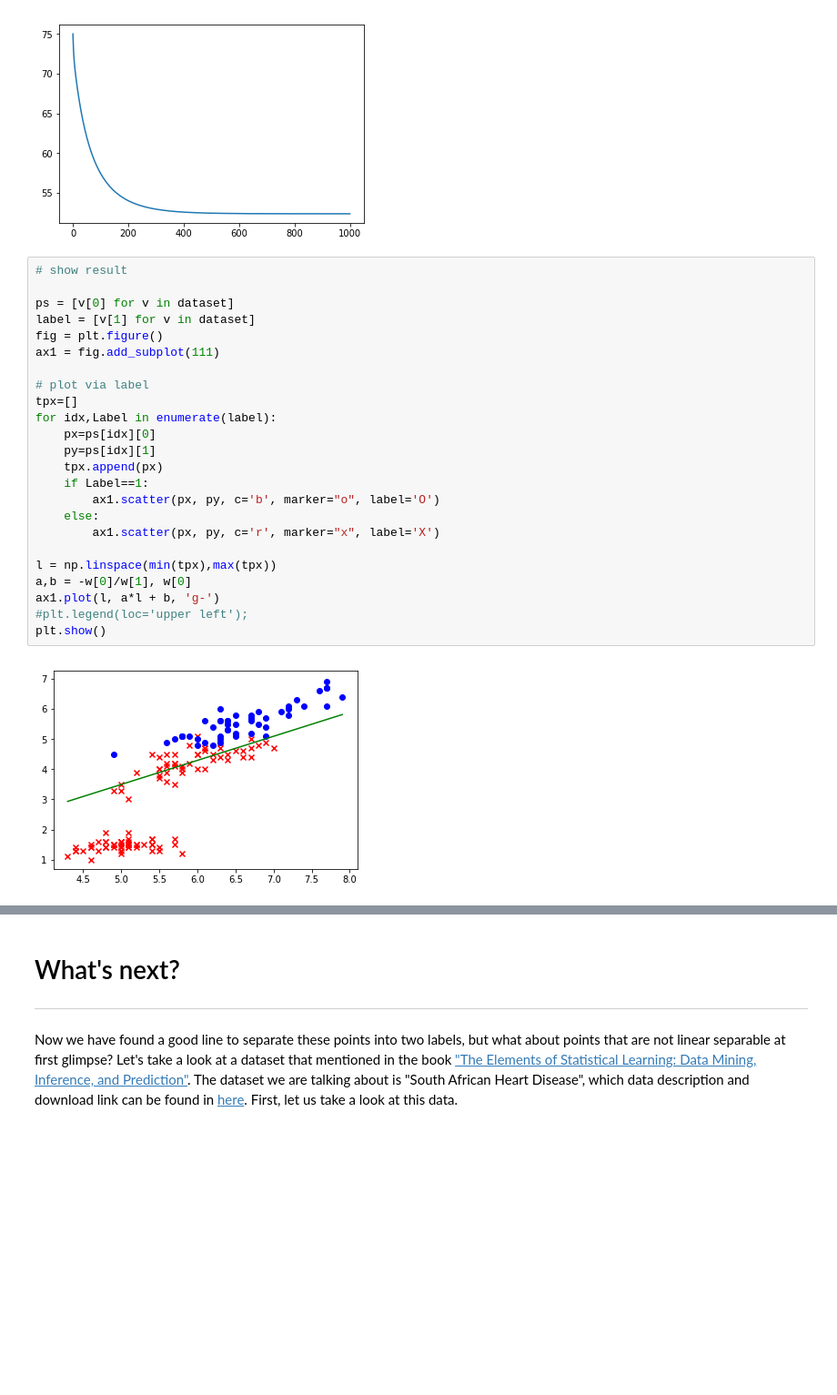
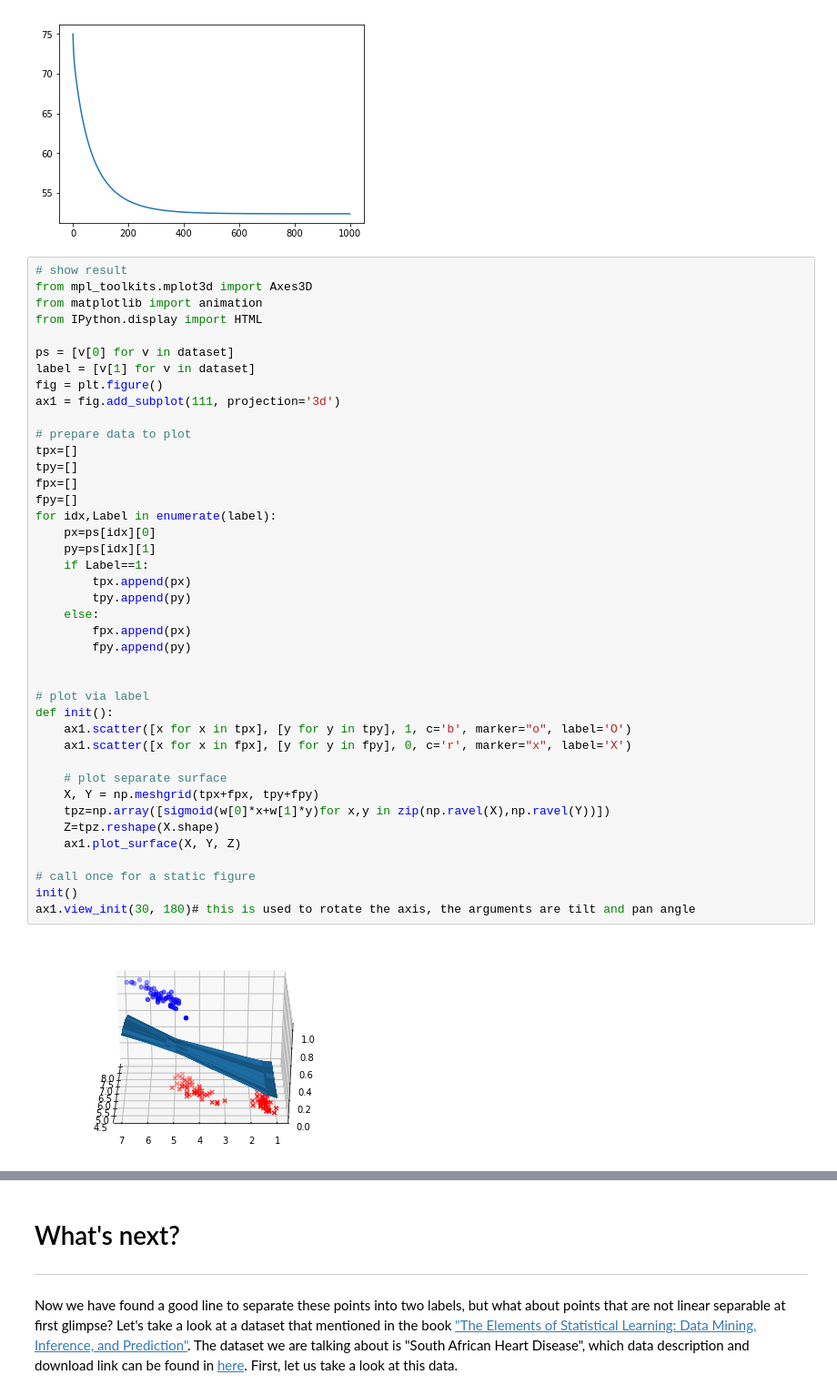
Before and after one commit to IKMLab/Logistic-Regression-Tutorial, a Jupyter notebook: logistic_regression_tutorial.ipynb, the cells around one changed output, grey strips where cells are left out. Shown at 91% size. Drawn from its saved outputs; the diff is of its cells as text; blank space fills up the shorter version.

Commit message:
compelte update the visualization part to make it in 3d presentation, add more description from tim niven's slide for more background knowledge, run the code to get final representation

```diff
--- a/logistic_regression_tutorial.ipynb
+++ b/logistic_regression_tutorial.ipynb
@@ -185,27 +272,44 @@ plt.show()
 [figure]
 # %%
 # show result
+from mpl_toolkits.mplot3d import Axes3D
+from matplotlib import animation
+from IPython.display import HTML
 
 ps = [v[0] for v in dataset]
 label = [v[1] for v in dataset]
 fig = plt.figure()
-ax1 = fig.add_subplot(111)
+ax1 = fig.add_subplot(111, projection='3d')
 
-# plot via label
+# prepare data to plot
 tpx=[]
+tpy=[]
+fpx=[]
+fpy=[]
 for idx,Label in enumerate(label):
     px=ps[idx][0]
     py=ps[idx][1]
-    tpx.append(px)
     if Label==1:
-        ax1.scatter(px, py, c='b', marker="o", label='O')
+        tpx.append(px)
+        tpy.append(py)
     else:
-        ax1.scatter(px, py, c='r', marker="x", label='X')
+        fpx.append(px)
+        fpy.append(py)
 
-l = np.linspace(min(tpx),max(tpx))
-a,b = -w[0]/w[1], w[0]
-ax1.plot(l, a*l + b, 'g-')
-#plt.legend(loc='upper left');
-plt.show()
+
+# plot via label
+def init():
+    ax1.scatter([x for x in tpx], [y for y in tpy], 1, c='b', marker="o", label='O')
+    ax1.scatter([x for x in fpx], [y for y in fpy], 0, c='r', marker="x", label='X')
+
+    # plot separate surface
+    X, Y = np.meshgrid(tpx+fpx, tpy+fpy)
+    tpz=np.array([sigmoid(w[0]*x+w[1]*y)for x,y in zip(np.ravel(X),np.ravel(Y))])
+    Z=tpz.reshape(X.shape)
+    ax1.plot_surface(X, Y, Z)
+
+# call once for a static figure
+init()
+ax1.view_init(30, 180)# this is used to rotate the axis, the arguments are tilt and pan angle
 # %% [output]
-[figure, old version]
+[figure, new version]
```
Also changed, not shown: parts of 12 cells of this notebook.
